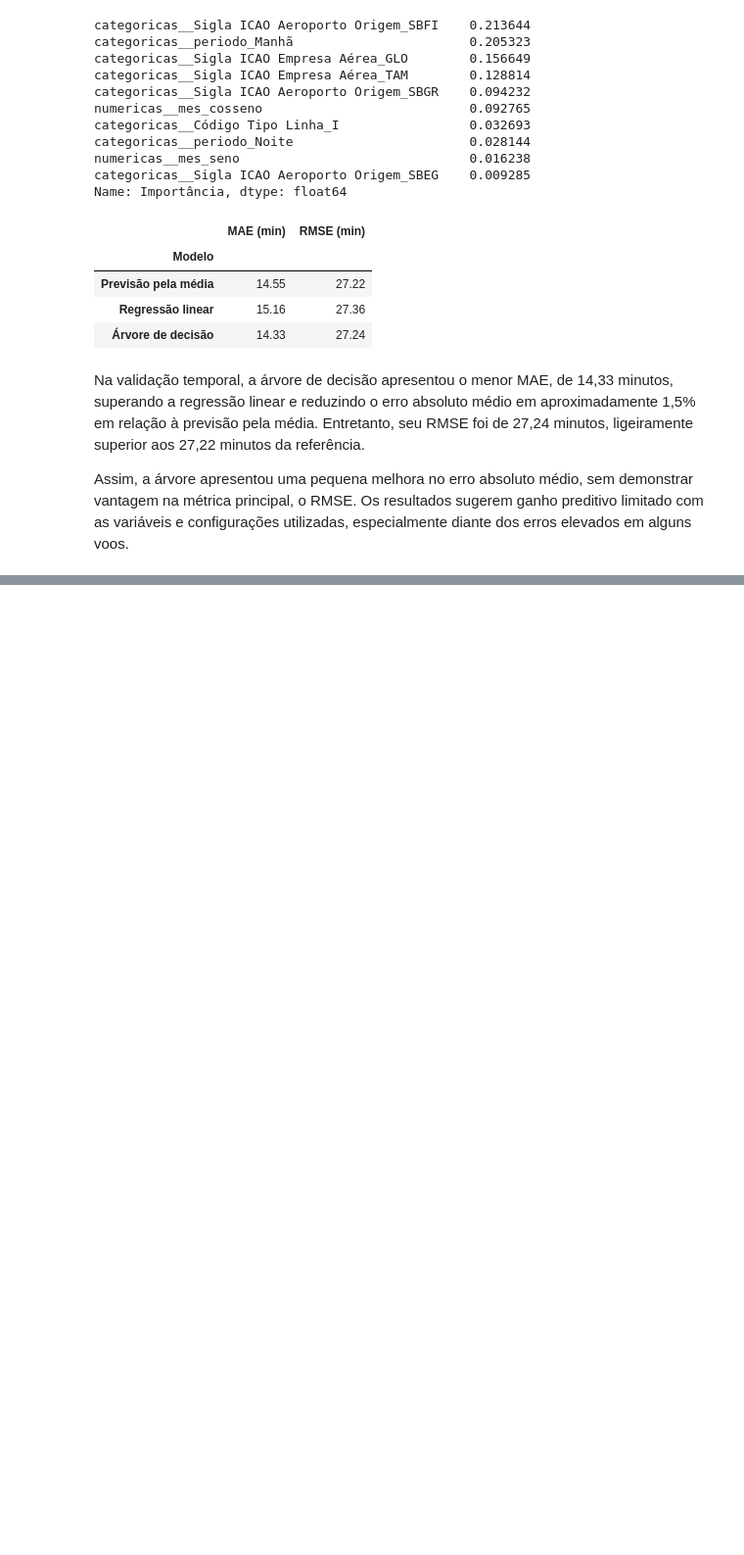
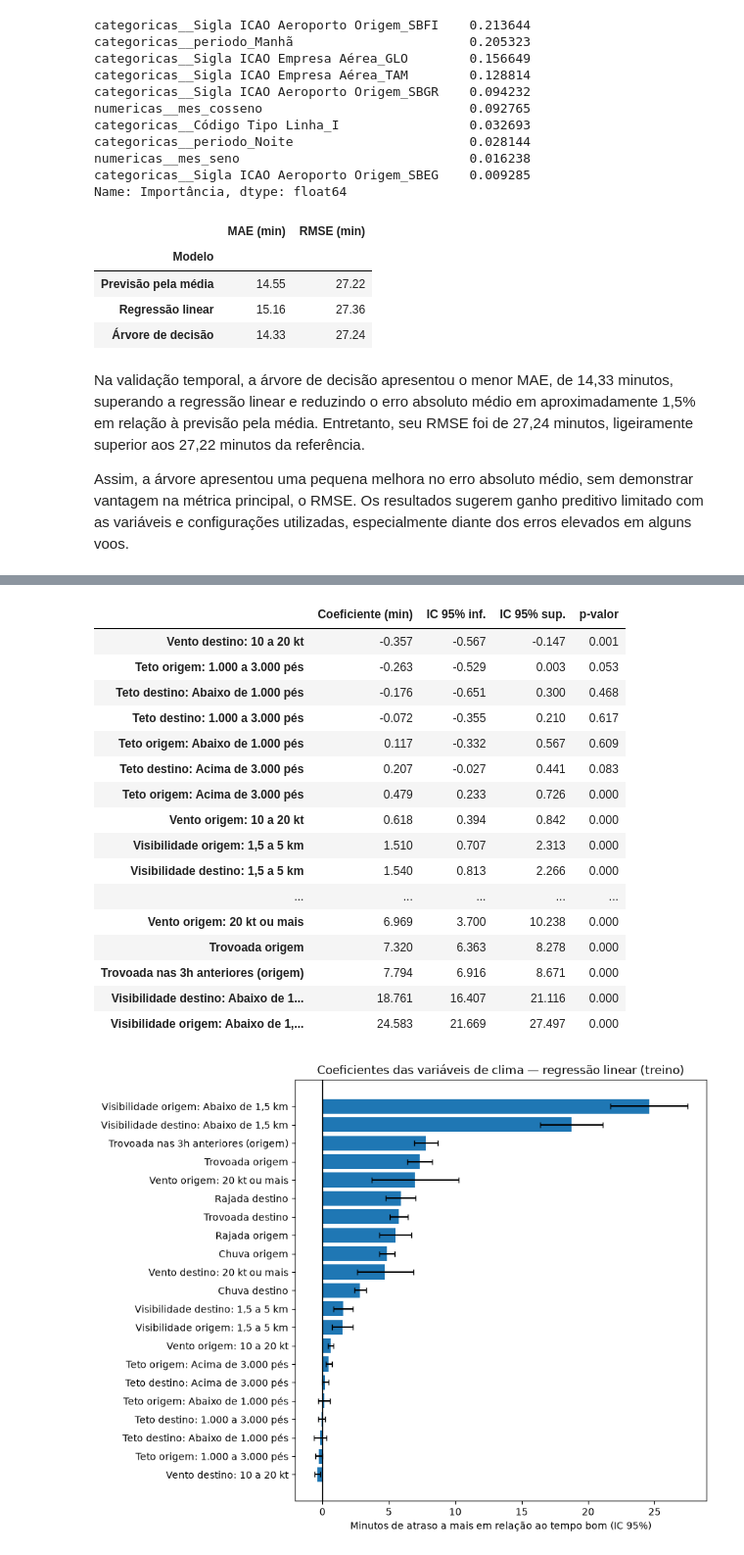
Before and after one commit to Matex0406/Projeto_2_CB, a Jupyter notebook: Projeto_2_CB.ipynb, the cells around one changed output, grey strips where cells are left out. Shown at 98% size. Saved outputs shown, nothing was run; the diff lists cells and outputs as text; code cells hidden in the pictures; blank space fills up the shorter version.

Commit message:
Nova regressão e

```diff
--- a/Projeto_2_CB.ipynb
+++ b/Projeto_2_CB.ipynb
@@ -1469,0 +1624,23 @@ Assim, a árvore apresentou uma pequena melhora no erro absoluto médio, sem dem
+# %%
+def ajustar_ols(especificacao, dados):
+    """Regressão linear (OLS) com erros-padrão robustos; devolve o modelo e a tabela de coeficientes."""
+    cats, nums = ESPECIFICACOES[especificacao]
+    prep = montar_preparacao(cats, nums).fit(dados[cats + nums])
+    X = prep.transform(dados[cats + nums])
+    X = X.toarray() if sp.issparse(X) else np.asarray(X)
+    X = pd.DataFrame(X.astype(float), columns=[nome_legivel(n) for n in prep.get_feature_names_out()],
+                     index=dados.index)
+    resultado = sm.OLS(dados["atraso_chegada"].astype(float), sm.add_constant(X)).fit(cov_type="HC1")
+    ic = resultado.conf_int()
+    tabela = pd.DataFrame({
+        "Coeficiente (min)": resultado.params,
+        "IC 95% inf.": ic[0],
+        "IC 95% sup.": ic[1],
+        "p-valor": resultado.pvalues,
+    })
+    return resultado, tabela
+
+ols_sem, coef_sem = ajustar_ols("sem clima", treino)
+ols_com, coef_com = ajustar_ols("com clima", treino)
+
+print(f"R² no treino — sem clima: {ols_sem.rsquared:.4f} | com clima: {ols_com.rsquared:.4f}")
@@ -1469,0 +1674,33 @@ Assim, a árvore apresentou uma pequena melhora no erro absoluto médio, sem dem
+# %%
+# coeficientes das variáveis de clima, com intervalo de confiança
+coef_clima = coef_com[[eh_clima(n) for n in coef_com.index]].sort_values("Coeficiente (min)")
+display(coef_clima.round(3))
+
+fig, ax = plt.subplots(figsize=(9, 7))
+erro = [coef_clima["Coeficiente (min)"] - coef_clima["IC 95% inf."],
+        coef_clima["IC 95% sup."] - coef_clima["Coeficiente (min)"]]
+ax.barh(coef_clima.index, coef_clima["Coeficiente (min)"], xerr=erro, color="#1f77b4", capsize=3)
+ax.axvline(0, color="black", linewidth=1)
+ax.set_xlabel("Minutos de atraso a mais em relação ao tempo bom (IC 95%)")
+ax.set_title("Coeficientes das variáveis de clima — regressão linear (treino)")
+plt.tight_layout()
+plt.show()
+# %% [output]
+|  | Coeficiente (min) | IC 95% inf. | IC 95% sup. | p-valor |
+| Vento destino: 10 a 20 kt | -0.357 | -0.567 | -0.147 | 0.001 |
+| Teto origem: 1.000 a 3.000 pés | -0.263 | -0.529 | 0.003 | 0.053 |
+| Teto destino: Abaixo de 1.000 pés | -0.176 | -0.651 | 0.300 | 0.468 |
+| Teto destino: 1.000 a 3.000 pés | -0.072 | -0.355 | 0.210 | 0.617 |
+| Teto origem: Abaixo de 1.000 pés | 0.117 | -0.332 | 0.567 | 0.609 |
+| Teto destino: Acima de 3.000 pés | 0.207 | -0.027 | 0.441 | 0.083 |
+| Teto origem: Acima de 3.000 pés | 0.479 | 0.233 | 0.726 | 0.000 |
+| Vento origem: 10 a 20 kt | 0.618 | 0.394 | 0.842 | 0.000 |
+| Visibilidade origem: 1,5 a 5 km | 1.510 | 0.707 | 2.313 | 0.000 |
+| Visibilidade destino: 1,5 a 5 km | 1.540 | 0.813 | 2.266 | 0.000 |
+| ... | ... | ... | ... | ... |
+| Vento origem: 20 kt ou mais | 6.969 | 3.700 | 10.238 | 0.000 |
+| Trovoada origem | 7.320 | 6.363 | 8.278 | 0.000 |
+| Trovoada nas 3h anteriores (origem) | 7.794 | 6.916 | 8.671 | 0.000 |
+| Visibilidade destino: Abaixo de 1... | 18.761 | 16.407 | 21.116 | 0.000 |
+| Visibilidade origem: Abaixo de 1,... | 24.583 | 21.669 | 27.497 | 0.000 |
+[figure, added]
```
Also changed, not shown: parts of 34 cells of this notebook, 2 other files.
